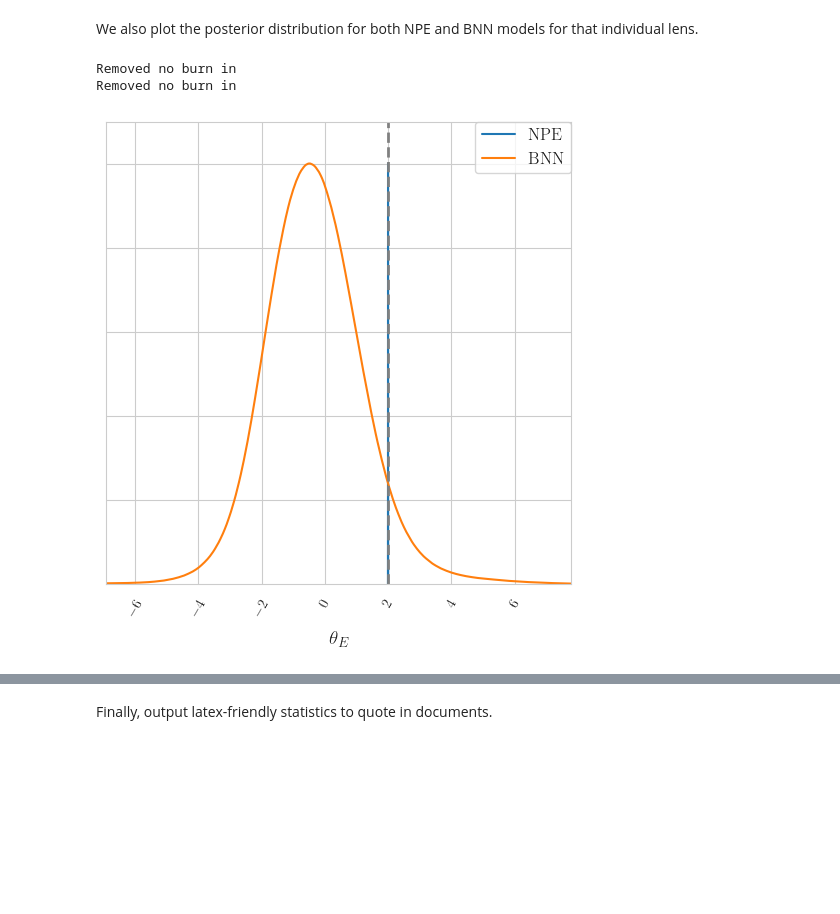
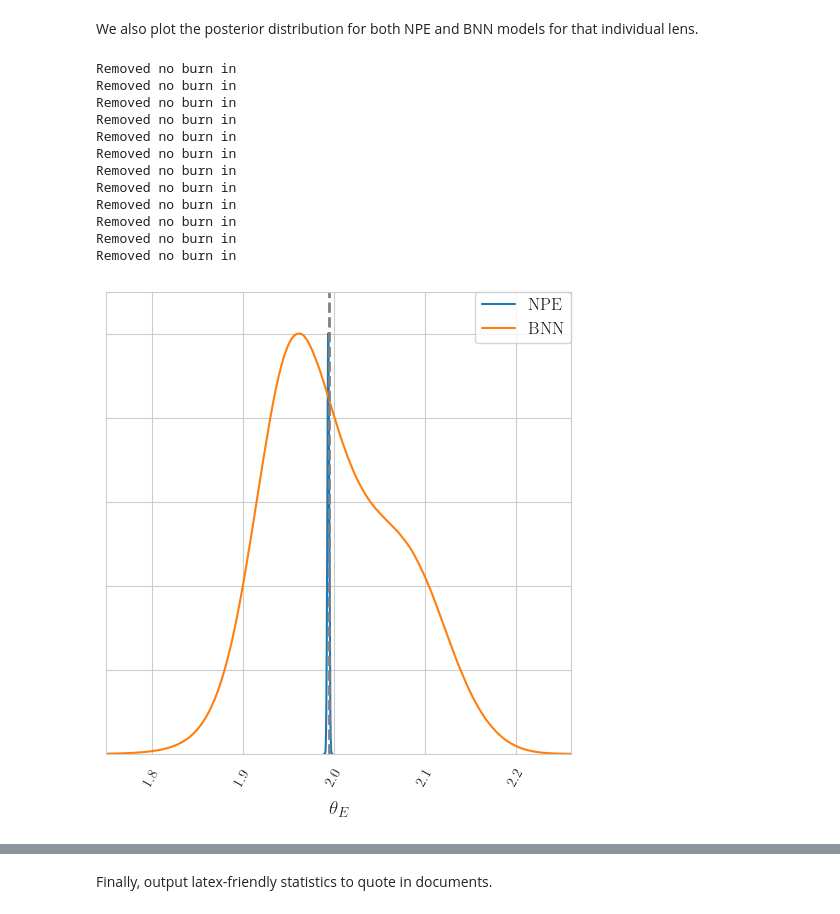
Before and after one commit to deepskies/DeepLensSBI, a Jupyter notebook: Analysis/1_param_analysis_notebook.ipynb, the cells around one changed output, grey strips where cells are left out. Cells and saved outputs as stored; diff of their text form; code cells hidden in the pictures; blank space fills up the shorter version.

```diff
--- a/Analysis/1_param_analysis_notebook.ipynb
+++ b/Analysis/1_param_analysis_notebook.ipynb
@@ -859,15 +818,7 @@ frac_array_BNN = [[0.0, 0.0, 0.0, 0.0, 0.0, 0.0, 0.0, 0.0, 0.0, 0.003, 0.01, 0.0
 percentile_array_norm = np.array(percentile_array)/100
 from cycler import cycler
 
-# Scale the RGB values to the [0, 1] range, which is the format matplotlib accepts.
-for i in range(len(tableau20)):
-    r, g, b = tableau20[i]
-    tableau20[i] = (r / 255., g / 255., b / 255.)
-
-default_cycler = (cycler(color=tableau20) *cycler(linestyle=['-']))
-
 plt.rc('lines', linewidth=1.5)
-plt.rc('axes', prop_cycle=default_cycler)
 
 sns.set_style("whitegrid")
 rcParams.update({"text.usetex": True})
@@ -1065,7 +1016,7 @@ rcParams['font.family'] = 'serif'
 
 seed = 465
 test_number = 1000
-weird_index = [[0]]
+weird_index = [[0,2,3,8,9,10]]
 # weird_index = [[2]]
 prior_low = [0.3, -0.2, -0.2, -1,-1]
 prior_high = [4.0, 0.2, 0.2, 1, 1]
@@ -1084,32 +1035,42 @@ for i, index in enumerate(np.ravel(weird_index[0])):
   max_like_t = SBI_max_like_arr[0,index,:]
 
   SBIsingle = MCSamples(samples=np.array(samples),
                               names = [r'\theta_E'],
                         labels = [r'\theta_E'])
   BNNsingle = MCSamples(samples=sample_BNN,
                               names = [r'\theta_E'],
                         labels = [r'\theta_E'])
 
   g = plots.get_subplot_plotter(width_inch=6)
   g.settings.scaling_factor = 1
   g.settings.axes_fontsize=10
   g.settings.axis_tick_x_rotation=60
   g.settings.axis_tick_y_rotation=60
   g.settings.scaling_factor = 1
   g.settings.title_limit_labels = False
   g.settings.title_limit_fontsize = 10
   g.settings.axis_marker_lw = 2
   g.settings.tight_layout = False
   g.settings.constrained_layout = False
   g.triangle_plot([SBIsingle,BNNsingle],[r'\theta_E'], legend_labels=['NPE','BNN'],
                 colors=['tab:blue','tab:orange'],
                 contour_lws = [1.5,1.5],
                 line_args=[{'color':'tab:blue'},{'color':'tab:orange'}],
                  marker_args ={'lw':2},
-                  markers={r'\theta_E':true_theta_E,r'le1':true_le1,r'le2':true_le2,r'x':true_x,r'y':true_y},
+                  markers={r'\theta_E':true_theta_E},
                   title_limit=0)
   plt.savefig('1param_single_image_corner_%s_%s_v2.pdf'%(seed,index),format='pdf')
 # %% [output]
 Removed no burn in
 Removed no burn in
+Removed no burn in
+Removed no burn in
+Removed no burn in
+Removed no burn in
+Removed no burn in
+Removed no burn in
+Removed no burn in
+Removed no burn in
+Removed no burn in
+Removed no burn in
-[figure, old version]
+[figure, new version]
```
Also changed, not shown: parts of 8 cells of this notebook.
